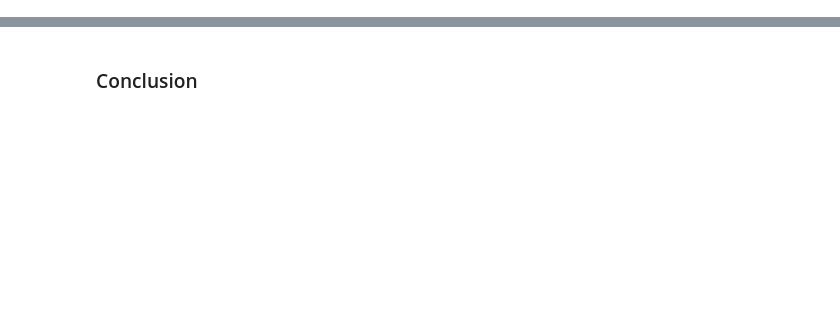
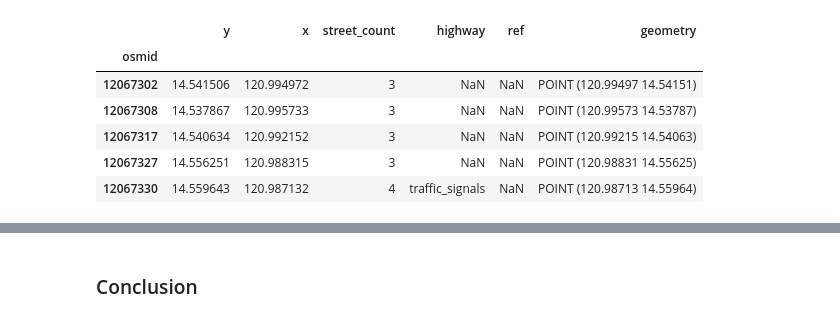
Before and after one commit to Nick-Miras/JeepneyRerouting, a Jupyter notebook: notebooks/monte_carlo_simulation.ipynb, the cells around one changed output, grey strips where cells are left out. Cells and saved outputs as stored; diff of their text form; code cells hidden in the pictures; blank space fills up the shorter version.

```diff
--- a/notebooks/monte_carlo_simulation.ipynb
+++ b/notebooks/monte_carlo_simulation.ipynb
@@ -205,0 +202,10 @@ Best path found by Bidirectional: [43, 42]
+# %%
+gdf_nodes.head()
+# %% [output]
+|  | y | x | street_count | highway | ref | geometry |
+| osmid |  |  |  |  |  |  |
+| 12067302 | 14.541506 | 120.994972 | 3 | NaN | NaN | POINT (120.99497 14.54151) |
+| 12067308 | 14.537867 | 120.995733 | 3 | NaN | NaN | POINT (120.99573 14.53787) |
+| 12067317 | 14.540634 | 120.992152 | 3 | NaN | NaN | POINT (120.99215 14.54063) |
+| 12067327 | 14.556251 | 120.988315 | 3 | NaN | NaN | POINT (120.98831 14.55625) |
+| 12067330 | 14.559643 | 120.987132 | 4 | traffic_signals | NaN | POINT (120.98713 14.55964) |
```
Also changed, not shown: parts of 21 cells of this notebook, 10 other files.
